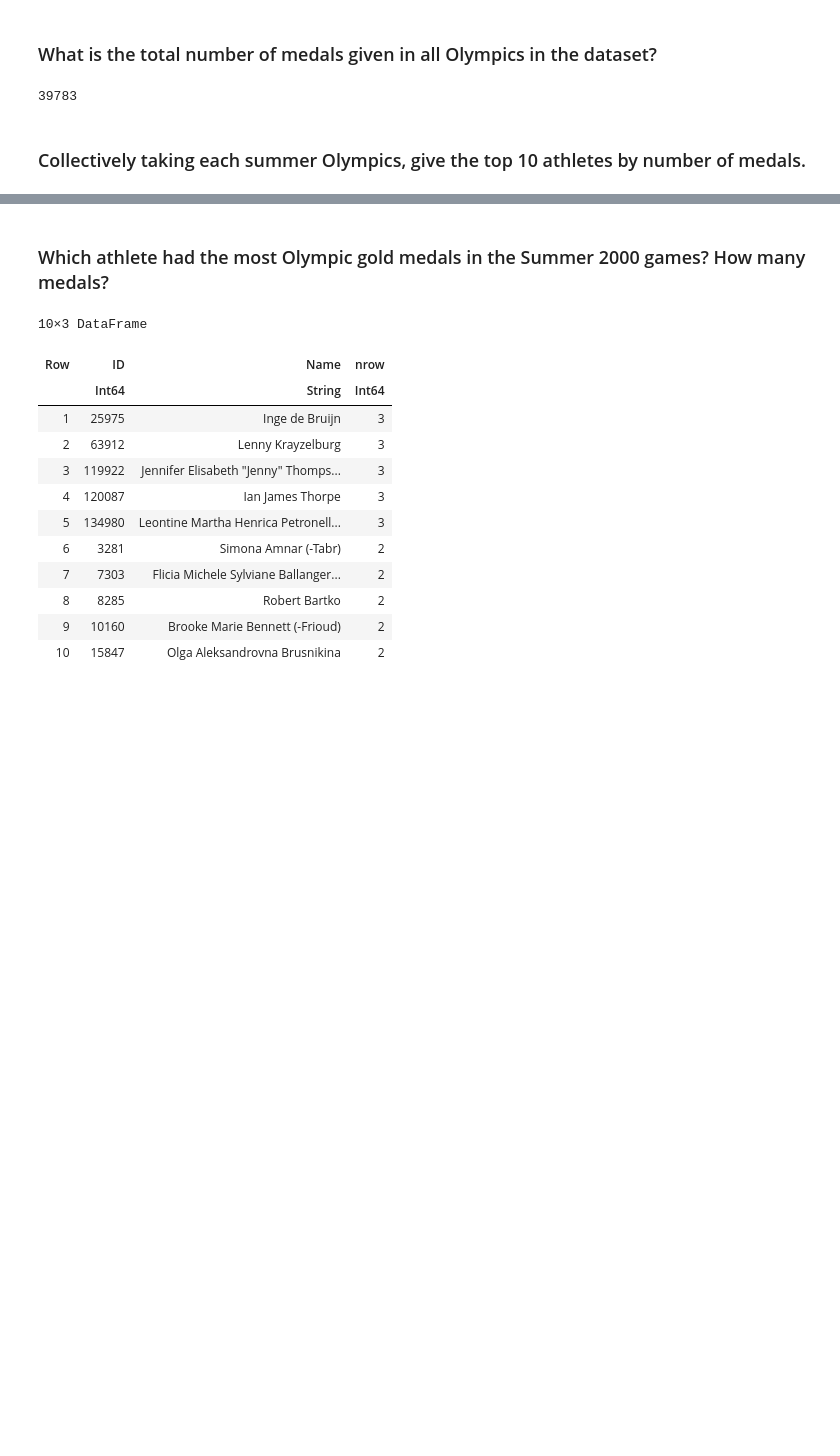
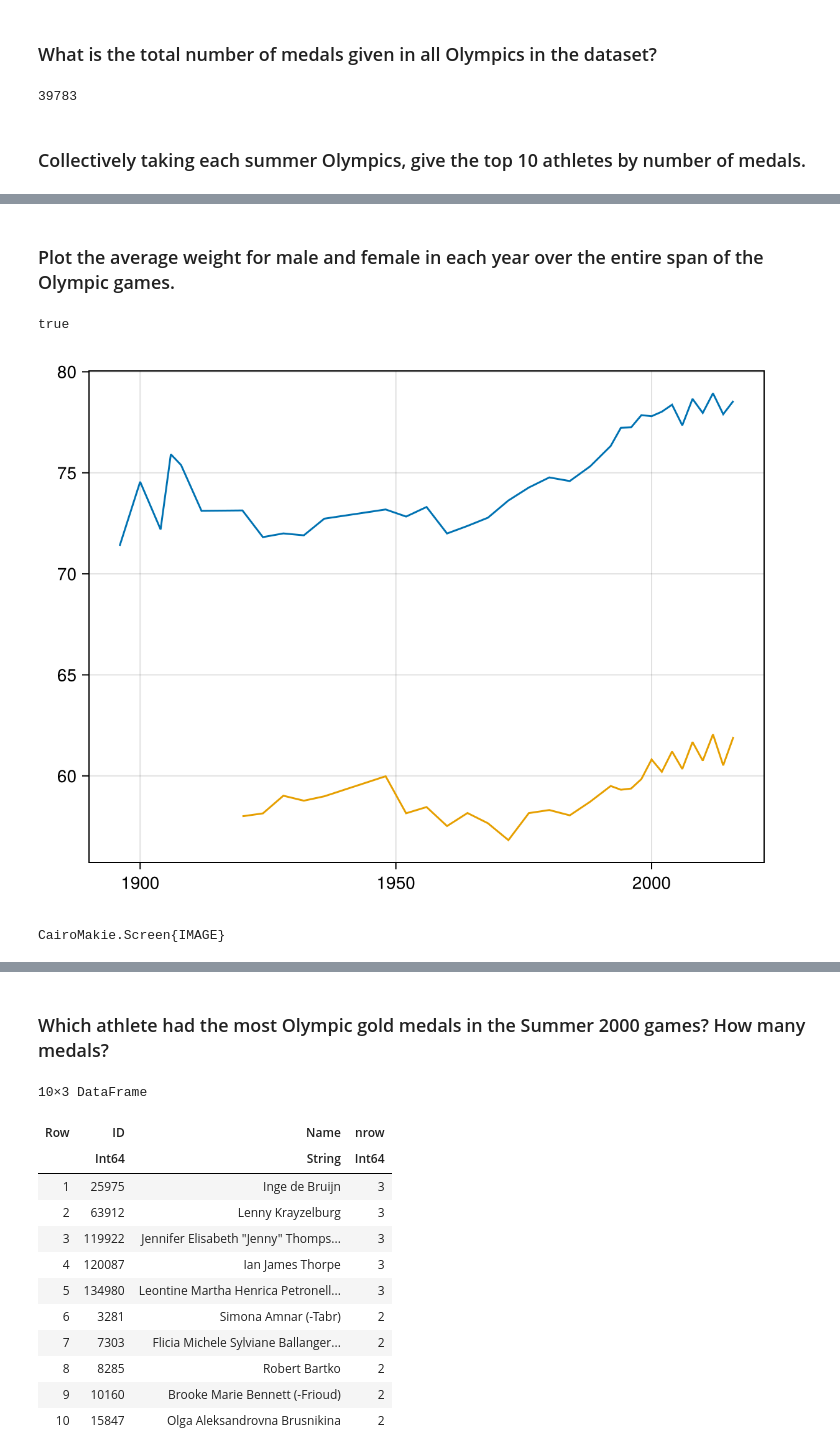
Before and after one commit to pstaabp/sci-comp-book, a Jupyter notebook: julia-output/olympics.ipynb, the cells around one changed output, grey strips where cells are left out. Cells and saved outputs as stored; diff of their text form; code cells hidden in the pictures; blank space fills up the shorter version.

```diff
--- a/julia-output/olympics.ipynb
+++ b/julia-output/olympics.ipynb
@@ -57,0 +84,25 @@ end
+# %% [markdown]
+### Plot the average weight for male and female in each year over the entire span of the Olympic games.
+# %%
+using CairoMakie
+CairoMakie.activate!()
+Makie.inline!(true)
+# %% [output]
+true
+# %%
+weight = @chain olympics begin
+  dropmissing(:Weight)
+  groupby([:Year, :Sex])
+  combine(:Weight => mean => :Mean_weight)
+  unstack(:Sex, :Mean_weight)
+end
+
+fig, ax = lines(weight.Year, weight.M)
+lines!(ax, weight.Year, weight.F)
+fig
+# %% [output]
+[figure, added]
+# %%
+save("../assets/plots/olympics/weight.png", fig)
+# %% [output]
+CairoMakie.Screen{IMAGE}
```
Also changed, not shown: parts of 14 cells of this notebook, 6 other files.
